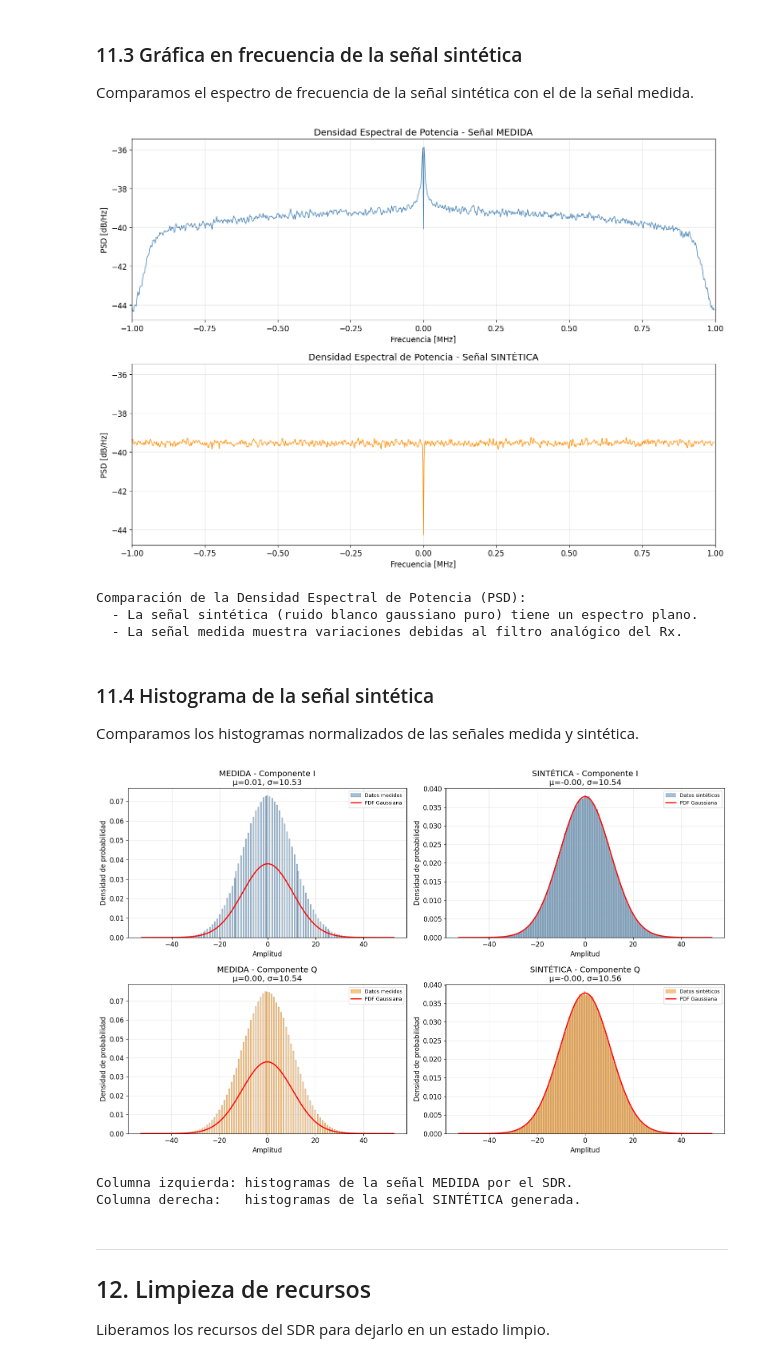
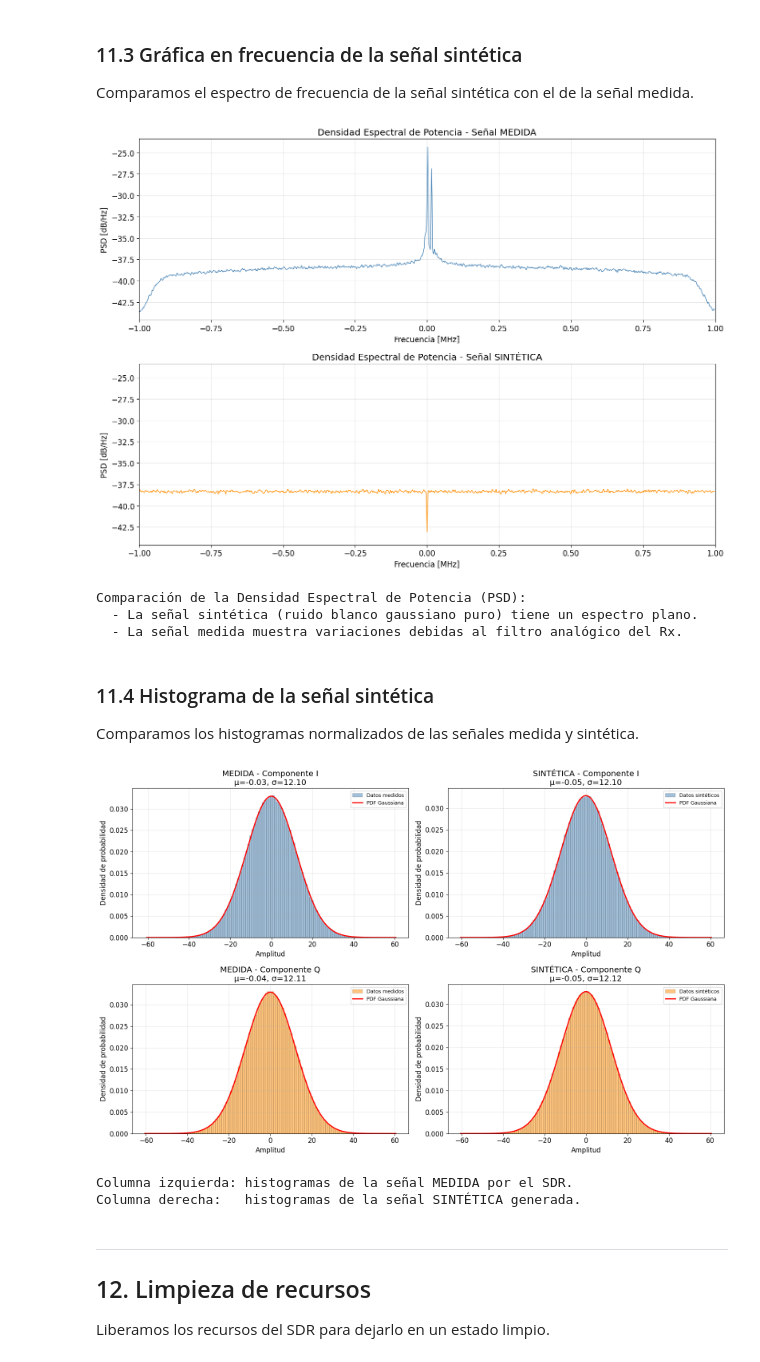
Before and after one commit to GorritiCamilo/Noise-Discovering-SDR-ComDig-Lab2, a Jupyter notebook: Lab2.ipynb, the cells around one changed output. Cells and saved outputs as stored; diff of their text form; code cells hidden in the pictures.

```diff
--- a/Lab2.ipynb
+++ b/Lab2.ipynb
@@ -108,7 +108,7 @@ Nuestro limite es: 325 Mhz a 3.800 Mhz
 # ========================================================================================
 
 # --- Parámetros indicados en la consigna ---
-Uri                = "ip:192.168.1.34"    # Dirección IP del SDR
+Uri                = "ip:192.168.1.33"    # Dirección IP del SDR
 Loopback           = 0                     # Sin lazo de retorno (0=desactivado)
 Tx_cyclic_buffer   = False                 # Sin buffer cíclico de Tx (no transmitimos)
 TxAtten            = -70                   # Atenuación del transmisor [dB] (mínima potencia de Tx)
@@ -120,8 +120,8 @@ RxBufferSize       = 2**20                 # Tamaño del buffer de recepción (
 samplingRate       = int(2e6)              # Frecuencia de muestreo: 2 MSPS
 TxRfBw             = int(2e6)              # Ancho de banda RF del transmisor [Hz]
 RxRfBw             = int(2e6)              # Ancho de banda RF del receptor [Hz]
-TxLo               = int(2400e6)           # Frecuencia portadora Tx: 2.4 GHz (alejada del Rx)
-RxLo               = int(915e6)            # Frecuencia portadora Rx: 915 MHz (banda ISM)
+TxLo               = int(350e6)           # Frecuencia portadora Tx: 2.4 GHz (alejada del Rx)
+RxLo               = int(2000e6)            # Frecuencia portadora Rx: 915 MHz (banda ISM)
 
 print(f"Parámetros de configuración definidos:")
 print(f"  URI:                {Uri}")
@@ -443,12 +442,14 @@ Referencia: Ver página 485 del libro "Intro a los Sistemas de Comunicación".
 # ========================================================================================
 
 # Número de bins para el histograma
-n_bins = 200
+# Definición dinámica de bins (ancho = 1, centrados en enteros)
+bins_I = np.arange(np.min(I), np.max(I) + 2) - 0.5
+bins_Q = np.arange(np.min(Q), np.max(Q) + 2) - 0.5
 
 fig, axes = plt.subplots(1, 2, figsize=(14, 5))
 
 # --- Histograma de la componente en Fase (I) ---
-axes[0].hist(I, bins=n_bins, color='steelblue', edgecolor='black', linewidth=0.3, alpha=0.7)
+axes[0].hist(I, bins=bins_I, color='steelblue', edgecolor='black', linewidth=0.3, alpha=0.7)
 axes[0].set_xlabel('Amplitud')
 axes[0].set_ylabel('Frecuencia (conteo)')
 axes[0].set_title(f'Histograma - Componente en Fase (I)\nμ={mean_I:.2f}, σ²={var_I:.2f}')
@@ -457,7 +458,7 @@ axes[0].axvline(x=mean_I, color='red', linestyle='--', linewidth=1.5, label=f'μ
 axes[0].legend()
 
 # --- Histograma de la componente en Cuadratura (Q) ---
-axes[1].hist(Q, bins=n_bins, color='darkorange', edgecolor='black', linewidth=0.3, alpha=0.7)
+axes[1].hist(Q, bins=bins_Q, color='darkorange', edgecolor='black', linewidth=0.3, alpha=0.7)
 axes[1].set_xlabel('Amplitud')
 axes[1].set_ylabel('Frecuencia (conteo)')
 axes[1].set_title(f'Histograma - Componente en Cuadratura (Q)\nμ={mean_Q:.2f}, σ²={var_Q:.2f}')
@@ -818,7 +788,7 @@ print("Comparación de la Densidad Espectral de Potencia (PSD):")
 print("  - La señal sintética (ruido blanco gaussiano puro) tiene un espectro plano.")
 print("  - La señal medida muestra variaciones debidas al filtro analógico del Rx.")
 # %% [output]
-[figure, old version]
+[figure, new version]
 Comparación de la Densidad Espectral de Potencia (PSD):
   - La señal sintética (ruido blanco gaussiano puro) tiene un espectro plano.
   - La señal medida muestra variaciones debidas al filtro analógico del Rx.
@@ -834,7 +804,7 @@ Comparamos los histogramas normalizados de las señales medida y sintética.
 fig, axes = plt.subplots(2, 2, figsize=(16, 10))
 
 # --- Columna izquierda: Señal MEDIDA ---
-axes[0, 0].hist(I, bins=n_bins, density=True, color='steelblue',
+axes[0, 0].hist(I, bins=bins_I, density=True, color='steelblue',
                 edgecolor='black', linewidth=0.3, alpha=0.5, label='Datos medidos')
 axes[0, 0].plot(x_I, pdf_I, 'r-', linewidth=2, label=f'PDF Gaussiana')
 axes[0, 0].set_xlabel('Amplitud')
@@ -843,7 +813,7 @@ axes[0, 0].set_title(f'MEDIDA - Componente I\nμ={mean_I:.2f}, σ={std_I:.2f}')
 axes[0, 0].legend(fontsize=9)
 axes[0, 0].grid(True, alpha=0.3)
 
-axes[1, 0].hist(Q, bins=n_bins, density=True, color='darkorange',
+axes[1, 0].hist(Q, bins=bins_Q, density=True, color='darkorange',
                 edgecolor='black', linewidth=0.3, alpha=0.5, label='Datos medidos')
 axes[1, 0].plot(x_Q, pdf_Q, 'r-', linewidth=2, label=f'PDF Gaussiana')
 axes[1, 0].set_xlabel('Amplitud')
@@ -853,41 +823,43 @@ axes[1, 0].legend(fontsize=9)
 axes[1, 0].grid(True, alpha=0.3)
 
 # --- Columna derecha: Señal SINTÉTICA ---
+bins_I_synth = np.arange(np.floor(np.min(I_synth)), np.ceil(np.max(I_synth)) + 2) - 0.5
+bins_Q_synth = np.arange(np.floor(np.min(Q_synth)), np.ceil(np.max(Q_synth)) + 2) - 0.5
 mean_Is = np.mean(I_synth)
 std_Is = np.std(I_synth)
 x_Is = np.linspace(mean_Is - 5*std_Is, mean_Is + 5*std_Is, 1000)
 pdf_Is = stats.norm.pdf(x_Is, loc=mean_Is, scale=std_Is)
 
-axes[0, 1].hist(I_synth, bins=n_bins, density=True, color='steelblue',
+axes[0, 1].hist(I_synth, bins=bins_I_synth, density=True, color='steelblue',
                 edgecolor='black', linewidth=0.3, alpha=0.5, label='Datos sintéticos')
 axes[0, 1].plot(x_Is, pdf_Is, 'r-', linewidth=2, label=f'PDF Gaussiana')
 axes[0, 1].set_xlabel('Amplitud')
 axes[0, 1].set_ylabel('Densidad de probabilidad')
 axes[0, 1].set_title(f'SINTÉTICA - Componente I\nμ={mean_Is:.2f}, σ={std_Is:.2f}')
 axes[0, 1].legend(fontsize=9)
 axes[0, 1].grid(True, alpha=0.3)
 
 mean_Qs = np.mean(Q_synth)
 std_Qs = np.std(Q_synth)
 x_Qs = np.linspace(mean_Qs - 5*std_Qs, mean_Qs + 5*std_Qs, 1000)
 pdf_Qs = stats.norm.pdf(x_Qs, loc=mean_Qs, scale=std_Qs)
 
-axes[1, 1].hist(Q_synth, bins=n_bins, density=True, color='darkorange',
+axes[1, 1].hist(Q_synth, bins=bins_Q_synth, density=True, color='darkorange',
                 edgecolor='black', linewidth=0.3, alpha=0.5, label='Datos sintéticos')
 axes[1, 1].plot(x_Qs, pdf_Qs, 'r-', linewidth=2, label=f'PDF Gaussiana')
 axes[1, 1].set_xlabel('Amplitud')
 axes[1, 1].set_ylabel('Densidad de probabilidad')
 axes[1, 1].set_title(f'SINTÉTICA - Componente Q\nμ={mean_Qs:.2f}, σ={std_Qs:.2f}')
 axes[1, 1].legend(fontsize=9)
 axes[1, 1].grid(True, alpha=0.3)
 
 plt.tight_layout()
 plt.show()
 
 print("Columna izquierda: histogramas de la señal MEDIDA por el SDR.")
 print("Columna derecha:   histogramas de la señal SINTÉTICA generada.")
 # %% [output]
-[figure, old version]
+[figure, new version]
 Columna izquierda: histogramas de la señal MEDIDA por el SDR.
 Columna derecha:   histogramas de la señal SINTÉTICA generada.
 # %% [markdown]
```
Also changed, not shown: parts of 12 cells of this notebook.
